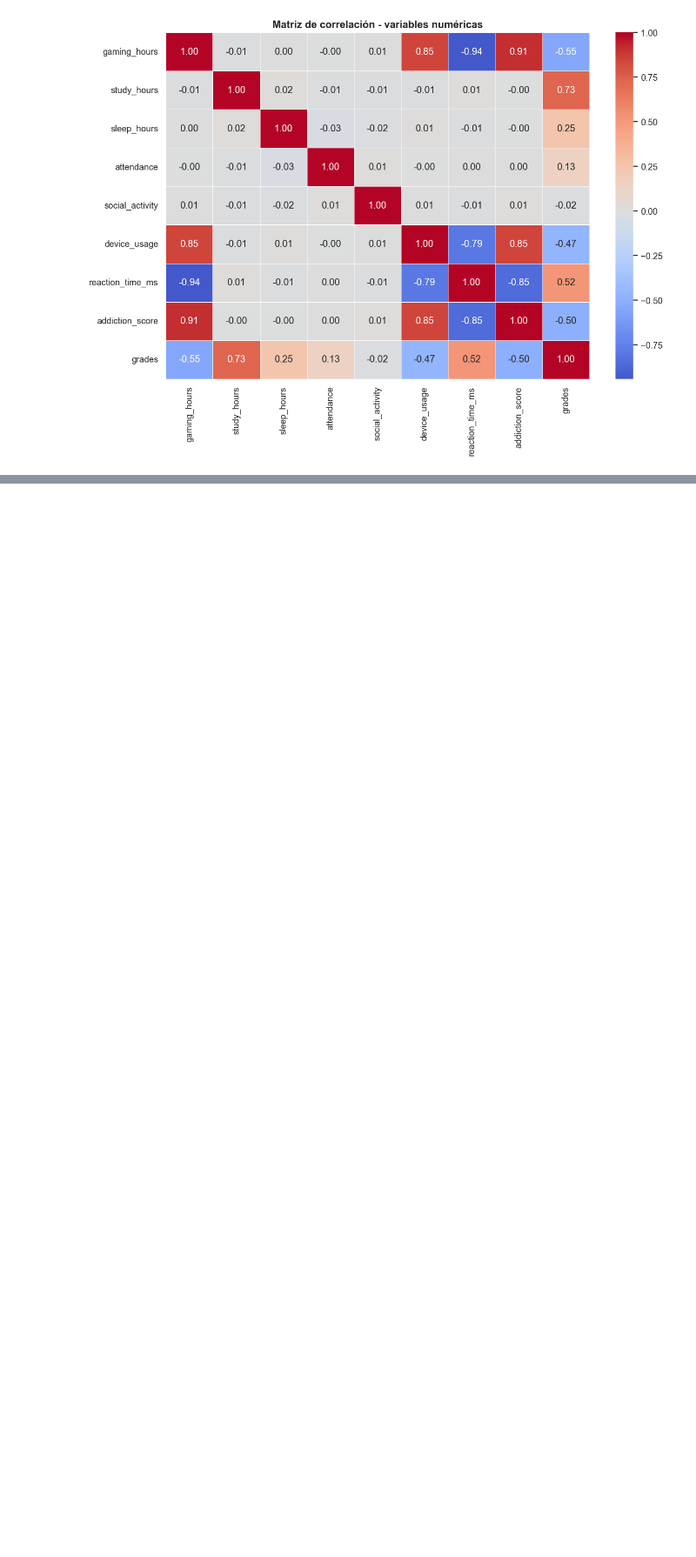
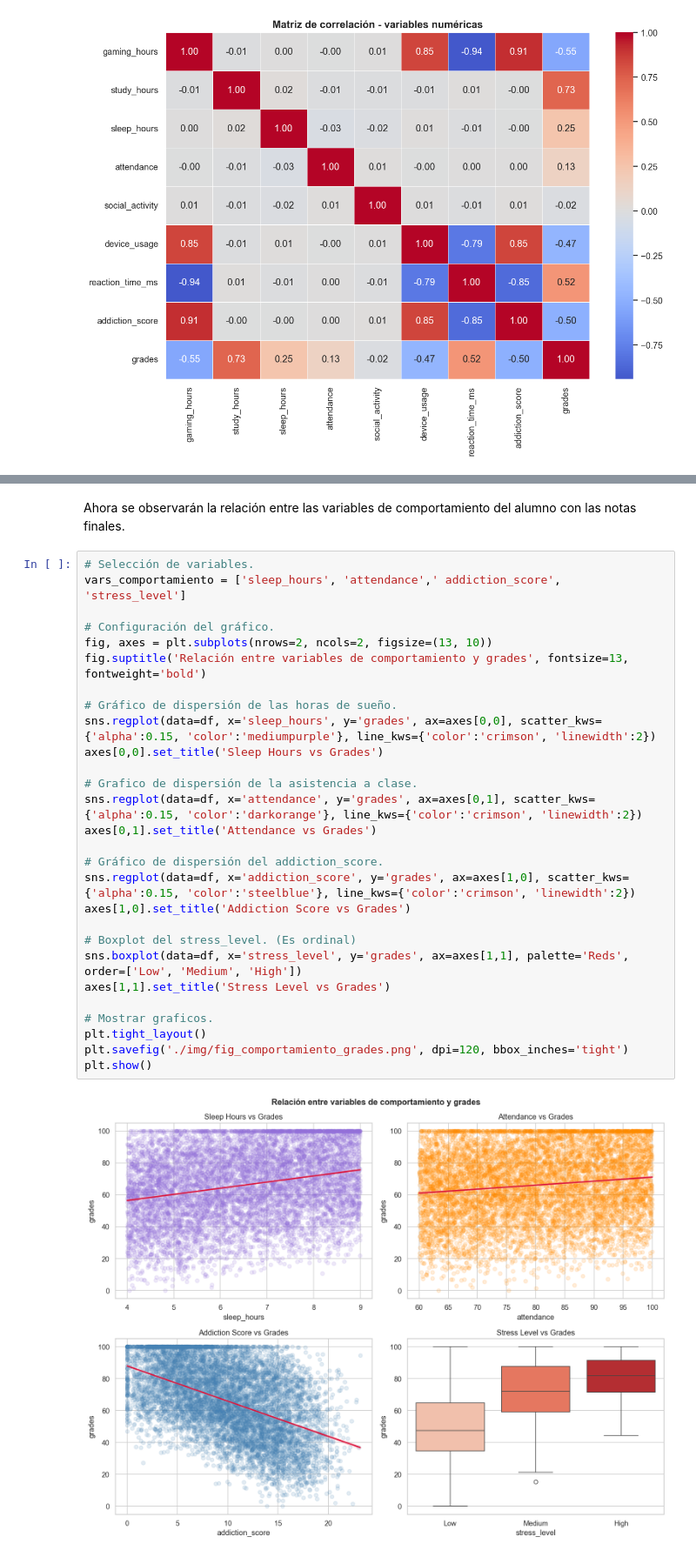
Before and after one commit to alegonzjur/GamingAcademicPerformance, a Jupyter notebook: 02_eda.ipynb, the cells around one changed output, grey strips where cells are left out. Shown at 87% size. Saved outputs shown, nothing was run; the diff lists cells and outputs as text; blank space fills up the shorter version.

```diff
--- a/02_eda.ipynb
+++ b/02_eda.ipynb
@@ -230,0 +286,32 @@ plt.show()
+# %% [markdown]
+Ahora se observarán la relación entre las variables de comportamiento del alumno con las notas finales.
+# %%
+# Selección de variables.
+vars_comportamiento = ['sleep_hours', 'attendance',' addiction_score', 'stress_level']
+
+# Configuración del gráfico.
+fig, axes = plt.subplots(nrows=2, ncols=2, figsize=(13, 10))
+fig.suptitle('Relación entre variables de comportamiento y grades', fontsize=13, fontweight='bold')
+
+# Gráfico de dispersión de las horas de sueño.
+sns.regplot(data=df, x='sleep_hours', y='grades', ax=axes[0,0], scatter_kws={'alpha':0.15, 'color':'mediumpurple'}, line_kws={'color':'crimson', 'linewidth':2})
+axes[0,0].set_title('Sleep Hours vs Grades')
+
+# Grafico de dispersión de la asistencia a clase.
+sns.regplot(data=df, x='attendance', y='grades', ax=axes[0,1], scatter_kws={'alpha':0.15, 'color':'darkorange'}, line_kws={'color':'crimson', 'linewidth':2})
+axes[0,1].set_title('Attendance vs Grades')
+
+# Gráfico de dispersión del addiction_score.
+sns.regplot(data=df, x='addiction_score', y='grades', ax=axes[1,0], scatter_kws={'alpha':0.15, 'color':'steelblue'}, line_kws={'color':'crimson', 'linewidth':2})
+axes[1,0].set_title('Addiction Score vs Grades')
+
+# Boxplot del stress_level. (Es ordinal)
+sns.boxplot(data=df, x='stress_level', y='grades', ax=axes[1,1], palette='Reds', order=['Low', 'Medium', 'High'])
+axes[1,1].set_title('Stress Level vs Grades')
+
+# Mostrar graficos.
+plt.tight_layout()
+plt.savefig('./img/fig_comportamiento_grades.png', dpi=120, bbox_inches='tight')
+plt.show()
+# %% [output]
+[figure, added]
```
Also changed, not shown: parts of 17 cells of this notebook, 6 other files.
